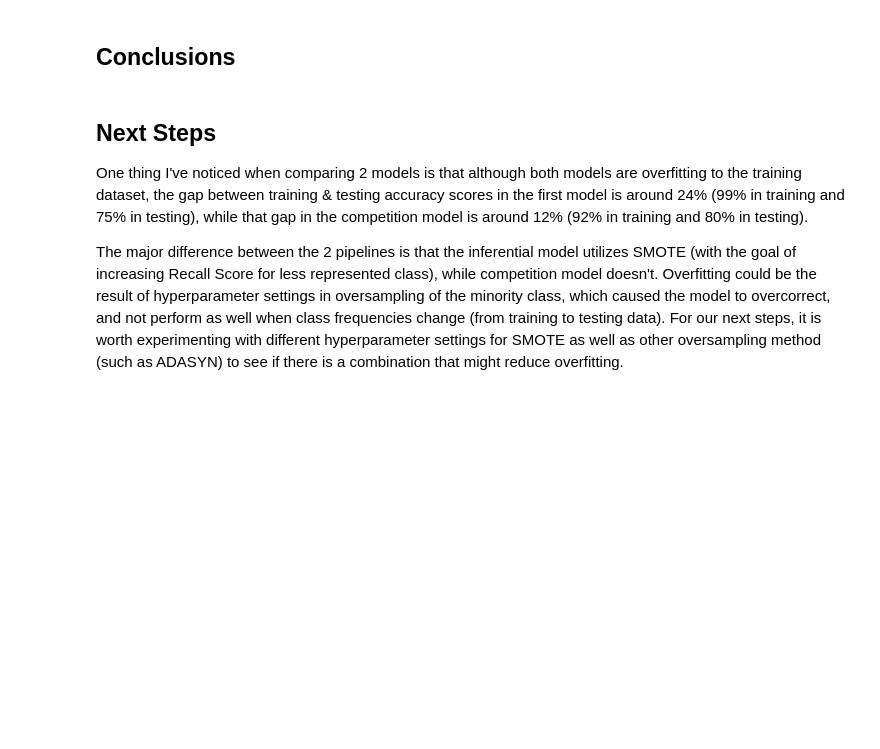
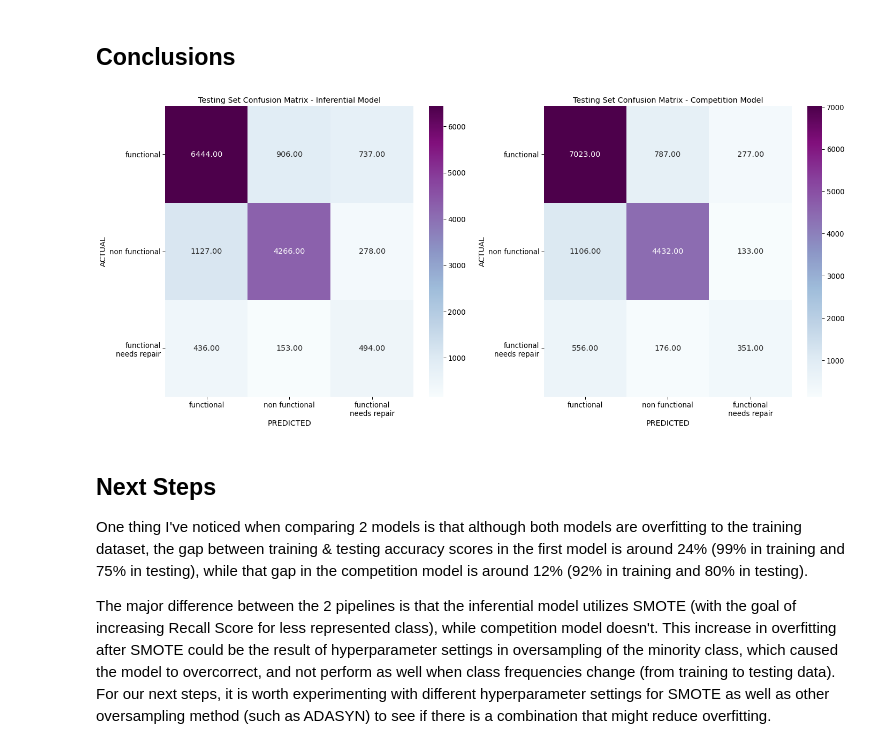
Before and after one commit to chibui191/tanzania_water_wells, a Jupyter notebook: notebook/report/report_2.ipynb, the cells around one changed output. Cells and saved outputs as stored; diff of their text form; code cells hidden in the pictures; blank space fills up the shorter version.

```diff
--- a/notebook/report/report_2.ipynb
+++ b/notebook/report/report_2.ipynb
@@ -2152,9 +2179,35 @@ ax.set_title("Competition Model's Output of Feature Importances");
 [figure]
 # %% [markdown]
 ## Conclusions
+# %%
+sns.set_context("paper", font_scale=1.5)
+
+fig, (ax1, ax2) = plt.subplots(nrows=1, ncols=2, figsize=(20,9))
+
+# Inferential Model
+sns.heatmap(df_cm_test, annot=True, fmt=".2f", cmap="BuPu", ax=ax1)
+ax1.set(title="Testing Set Confusion Matrix - Inferential Model",
+       ylabel='ACTUAL',
+       xlabel='PREDICTED')
+ax1.set_yticklabels(labels=['functional', 'non functional', 'functional\nneeds repair'], rotation=360)
+ax1.set_xticklabels(labels=['functional', 'non functional', 'functional\nneeds repair'], rotation=360)
+
+
+# Competition Model
+sns.heatmap(df_cm_test_comp, annot=True, fmt=".2f", cmap="BuPu", ax=ax2)
+ax2.set(title="Testing Set Confusion Matrix - Competition Model",
+       ylabel='ACTUAL',
+       xlabel='PREDICTED')
+ax2.set_yticklabels(labels=['functional', 'non functional', 'functional\nneeds repair'], rotation=360)
+ax2.set_xticklabels(labels=['functional', 'non functional', 'functional\nneeds repair'], rotation=360)
+
+plt.tight_layout()
+plt.savefig(os.path.join(directory_to_img, 'confusion_matx_comparison.jpg'), dpi=300, bbox_inches='tight');
+# %% [output]
+[figure, added]
 # %% [markdown]
 ## Next Steps
 
 One thing I've noticed when comparing 2 models is that although both models are overfitting to the training dataset, the gap between training & testing accuracy scores in the first model is around 24% (99% in training and 75% in testing), while that gap in the competition model is around 12% (92% in training and 80% in testing).
 
-The major difference between the 2 pipelines is that the inferential model utilizes SMOTE (with the goal of increasing Recall Score for less represented class), while competition model doesn't. Overfitting could be the result of hyperparameter settings in oversampling of the minority class, which caused the model to overcorrect, and not perform as well when class frequencies change (from training to testing data). For our next steps, it is worth experimenting with different hyperparameter settings for SMOTE as well as other oversampling method (such as ADASYN) to see if there is a combination that might reduce overfitting.
+The major difference between the 2 pipelines is that the inferential model utilizes SMOTE (with the goal of increasing Recall Score for less represented class), while competition model doesn't. This increase in overfitting after SMOTE could be the result of hyperparameter settings in oversampling of the minority class, which caused the model to overcorrect, and not perform as well when class frequencies change (from training to testing data). For our next steps, it is worth experimenting with different hyperparameter settings for SMOTE as well as other oversampling method (such as ADASYN) to see if there is a combination that might reduce overfitting.
```
Also changed, not shown: parts of 13 cells of this notebook, 8 other files.
